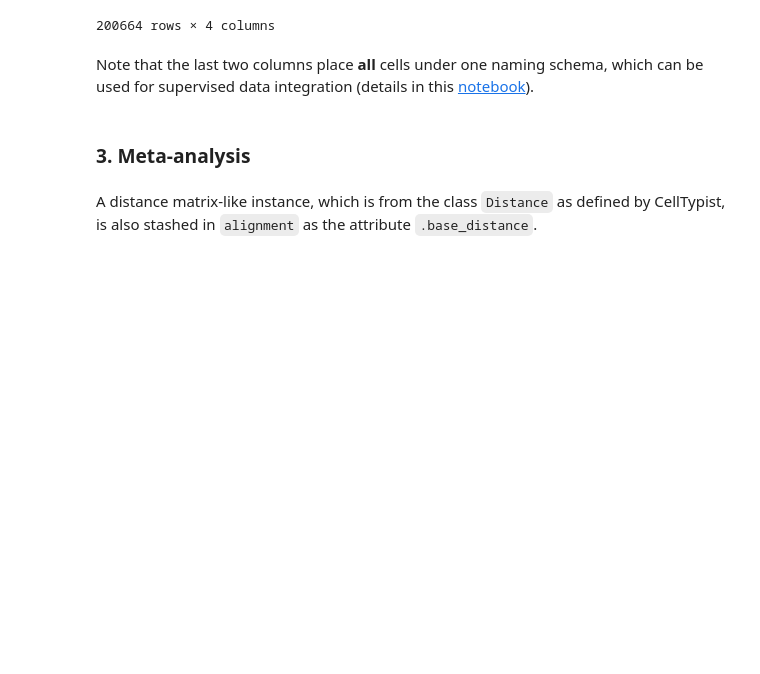
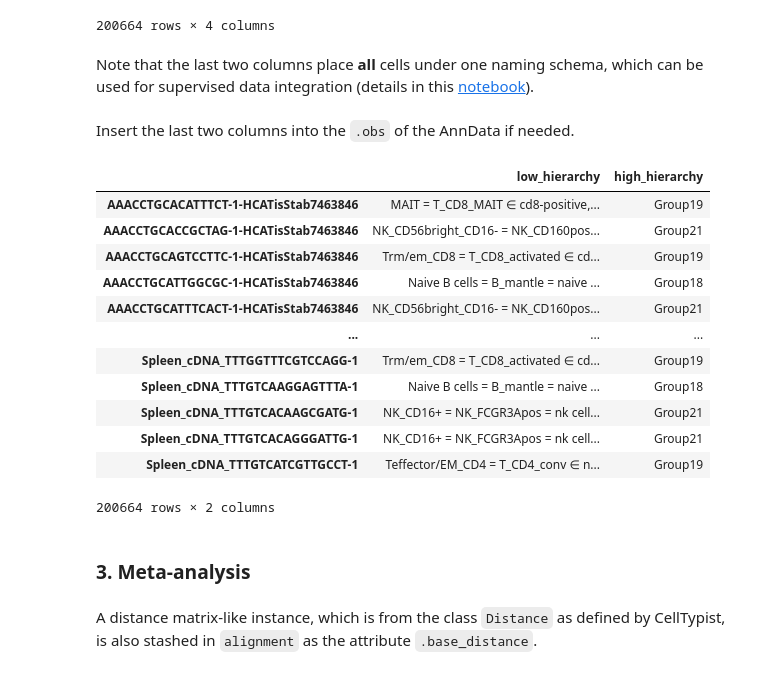
Before and after one commit to Teichlab/celltypist, a Jupyter notebook: docs/notebook/celltypist_tutorial_harmonisation.ipynb, the cells around one changed output. Drawn from its saved outputs; the diff is of its cells as text; code cells hidden in the pictures; blank space fills up the shorter version.

```diff
--- a/docs/notebook/celltypist_tutorial_harmonisation.ipynb
+++ b/docs/notebook/celltypist_tutorial_harmonisation.ipynb
@@ -223,6 +221,25 @@ alignment.reannotation
 200664 rows × 4 columns
 # %% [markdown]
 Note that the last two columns place __all__ cells under one naming schema, which can be used for supervised data integration (details in this [notebook](https://colab.research.google.com/github/Teichlab/celltypist/blob/main/docs/notebook/celltypist_tutorial_integration.ipynb)).
+# %% [markdown]
+Insert the last two columns into the `.obs` of the AnnData if needed.
+# %%
+adata.obs[['low_hierarchy', 'high_hierarchy']] = alignment.reannotation.loc[adata.obs_names, ['reannotation', 'group']]
+adata.obs[['low_hierarchy', 'high_hierarchy']]
+# %% [output]
+|  | low_hierarchy | high_hierarchy |
+| AAACCTGCACATTTCT-1-HCATisStab7463846 | MAIT = T_CD8_MAIT ∈ cd8-positive,... | Group19 |
+| AAACCTGCACCGCTAG-1-HCATisStab7463846 | NK_CD56bright_CD16- = NK_CD160pos... | Group21 |
+| AAACCTGCAGTCCTTC-1-HCATisStab7463846 | Trm/em_CD8 = T_CD8_activated ∈ cd... | Group19 |
+| AAACCTGCATTGGCGC-1-HCATisStab7463846 | Naive B cells = B_mantle = naive ... | Group18 |
+| AAACCTGCATTTCACT-1-HCATisStab7463846 | NK_CD56bright_CD16- = NK_CD160pos... | Group21 |
+| ... | ... | ... |
+| Spleen_cDNA_TTTGGTTTCGTCCAGG-1 | Trm/em_CD8 = T_CD8_activated ∈ cd... | Group19 |
+| Spleen_cDNA_TTTGTCAAGGAGTTTA-1 | Naive B cells = B_mantle = naive ... | Group18 |
+| Spleen_cDNA_TTTGTCACAAGCGATG-1 | NK_CD16+ = NK_FCGR3Apos = nk cell... | Group21 |
+| Spleen_cDNA_TTTGTCACAGGGATTG-1 | NK_CD16+ = NK_FCGR3Apos = nk cell... | Group21 |
+| Spleen_cDNA_TTTGTCATCGTTGCCT-1 | Teffector/EM_CD4 = T_CD4_conv ∈ n... | Group19 |
+200664 rows × 2 columns
 # %% [markdown]
 ### 3. Meta-analysis
 # %% [markdown]
```
Also changed, not shown: parts of 4 cells of this notebook.
